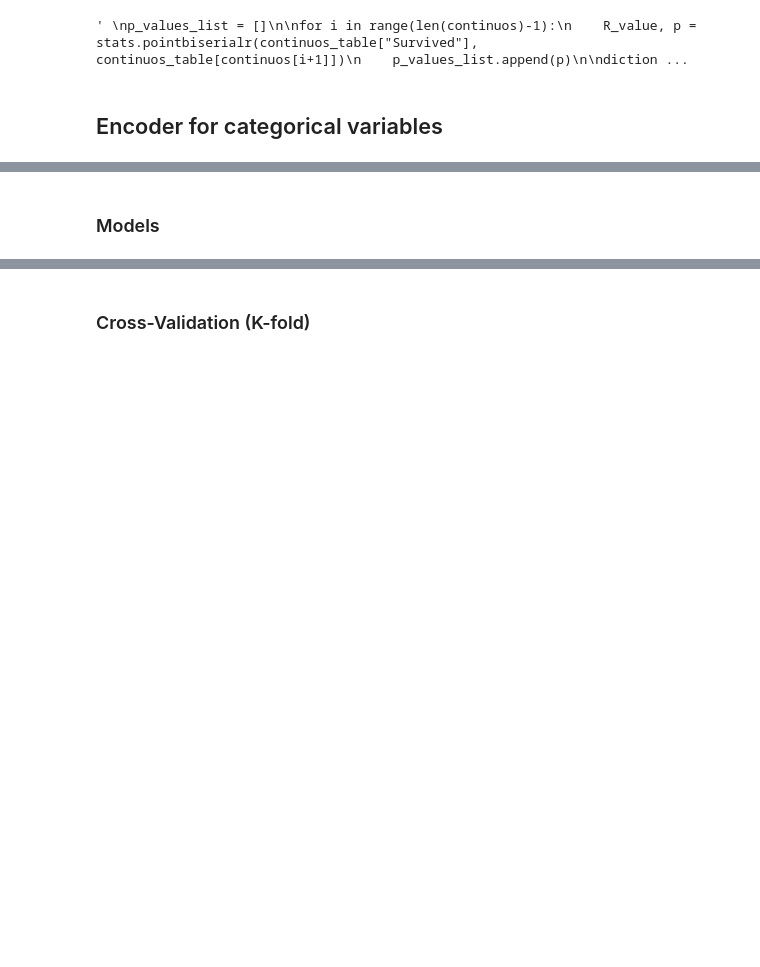
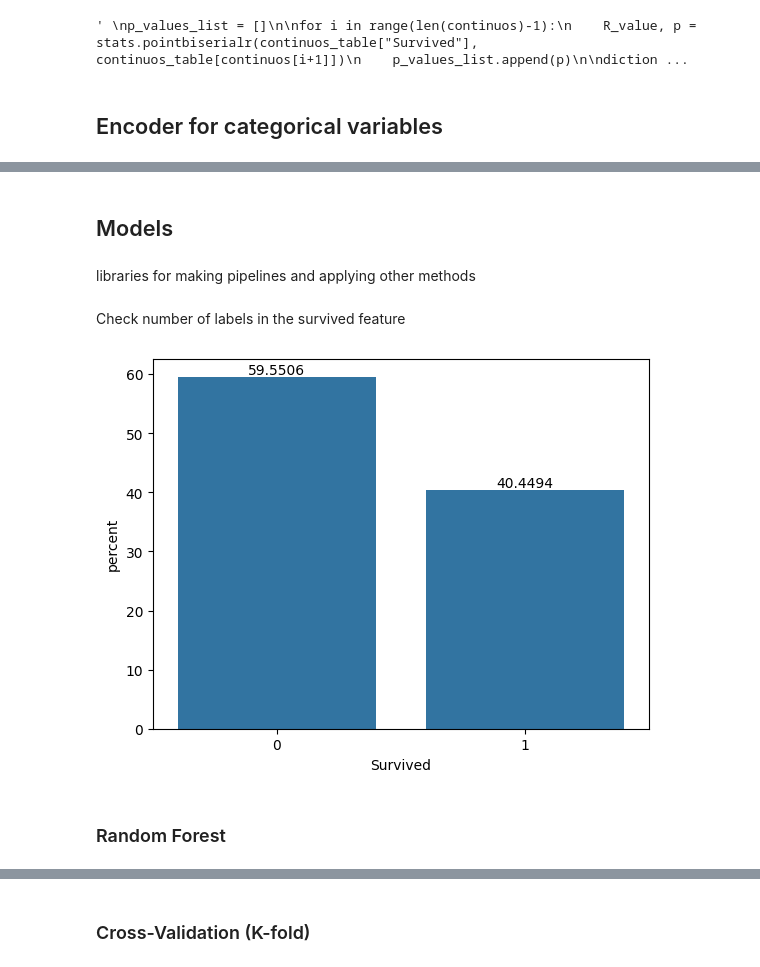
Before and after one commit to XJoseAntonioX/KaggleTitanic, a Jupyter notebook: Titanic2.ipynb, the cells around one changed output, grey strips where cells are left out. Drawn from its saved outputs; the diff is of its cells as text; code cells hidden in the pictures; blank space fills up the shorter version.

```diff
--- a/Titanic2.ipynb
+++ b/Titanic2.ipynb
@@ -296,5 +301,5 @@ train_data2["Sex"].map({"male": 0, "female": 1})
 # %% [markdown]
-### Models
+## Models
 # %%
 from sklearn.ensemble import RandomForestClassifier
 from sklearn.neighbors import KNeighborsClassifier
@@ -302,3 +307,5 @@ from sklearn.linear_model import LogisticRegression
 from sklearn.discriminant_analysis import LinearDiscriminantAnalysis
 from sklearn.naive_bayes import GaussianNB
 from sklearn import svm
+# %% [markdown]
+libraries for making pipelines and applying other methods
@@ -304,0 +316,10 @@ from sklearn import svm
+# %% [markdown]
+Check number of labels in the survived feature
+# %%
+axis = sns.countplot(train_data2, x = "Survived", stat="percent")
+axis.bar_label(axis.containers[0])
+plt.show()
+# %% [output]
+[figure, added]
+# %% [markdown]
+### Random Forest
```
Also changed, not shown: parts of 13 cells of this notebook.
